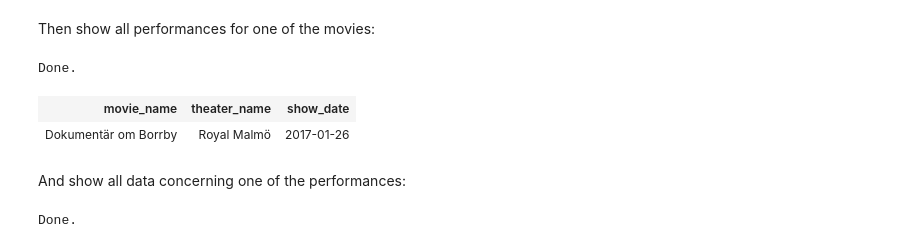
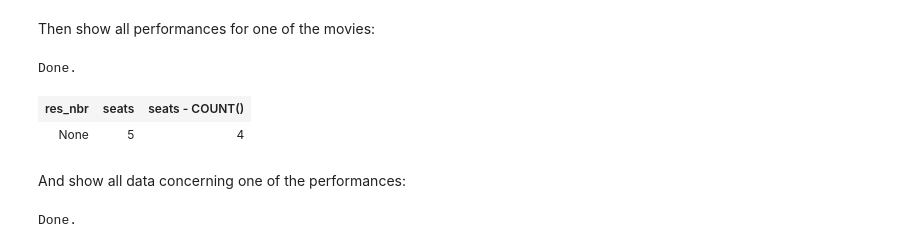
Before and after one commit to antongoransson/EDAF75, a Jupyter notebook: labs/lab2/lab2-nb.ipynb, the cells around one changed output. Cells and saved outputs as stored; diff of their text form; code cells hidden in the pictures.

```diff
--- a/labs/lab2/lab2-nb.ipynb
+++ b/labs/lab2/lab2-nb.ipynb
@@ -47,13 +47,17 @@ Done.
 Then show all performances for one of the movies:
 # %%
 %%sql
-SELECT *
-FROM shows
-WHERE movie_name = 'Dokumentär om Borrby'
+SELECT   res_nbr, seats, seats - COUNT()
+FROM SHOWS
+LEFT JOIN reservations
+USING (movie_name, show_date)
+JOIN theaters
+USING (theater_name)
+WHERE movie_name = 'Dokumentär om Borrby' AND show_date = '2017-01-28'
 # %% [output]
 Done.
-| movie_name | theater_name | show_date |
-| Dokumentär om Borrby | Royal Malmö | 2017-01-26 |
+| res_nbr | seats | seats - COUNT() |
+| None | 5 | 4 |
 # %% [markdown]
 And show all data concerning one of the performances:
 # %%
```
Also changed, not shown: parts of 5 cells of this notebook, 7 other files.
